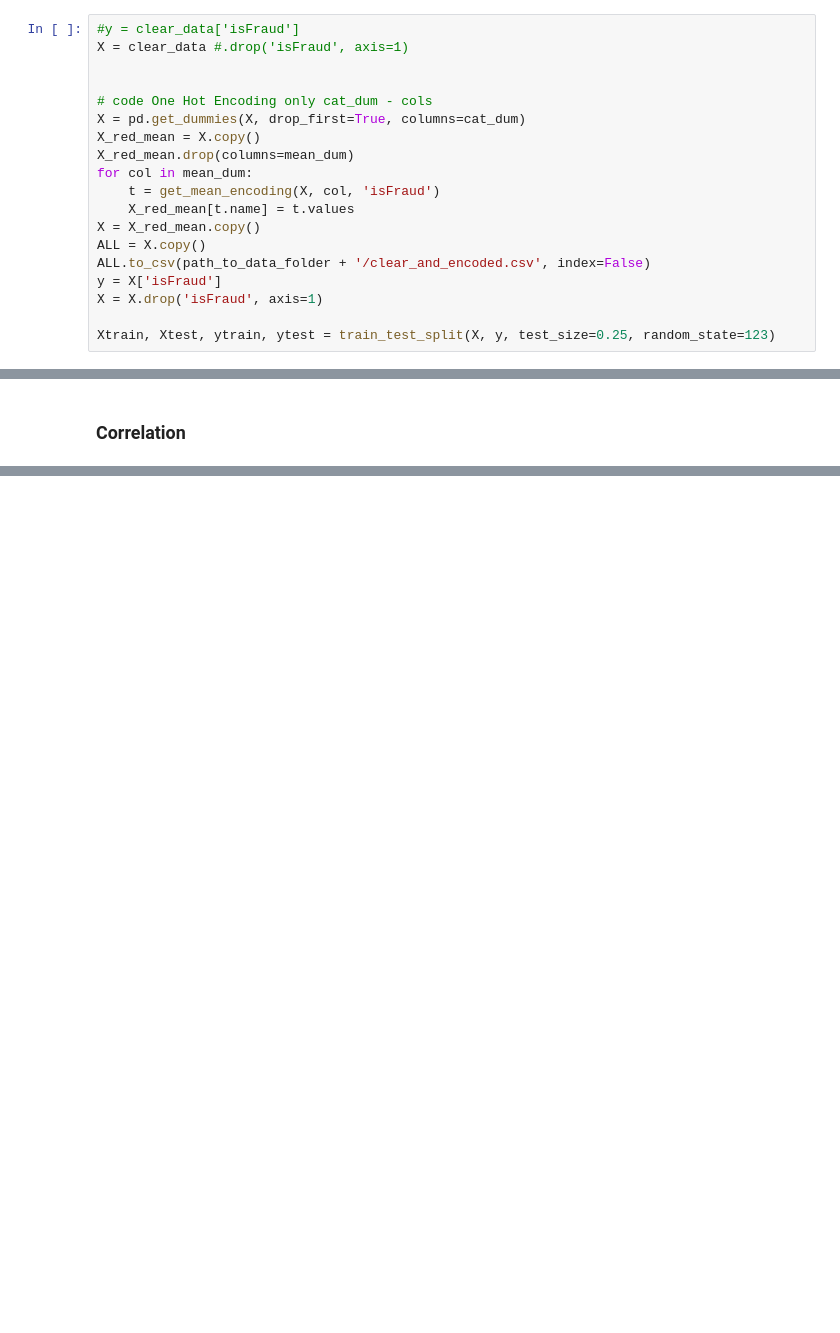
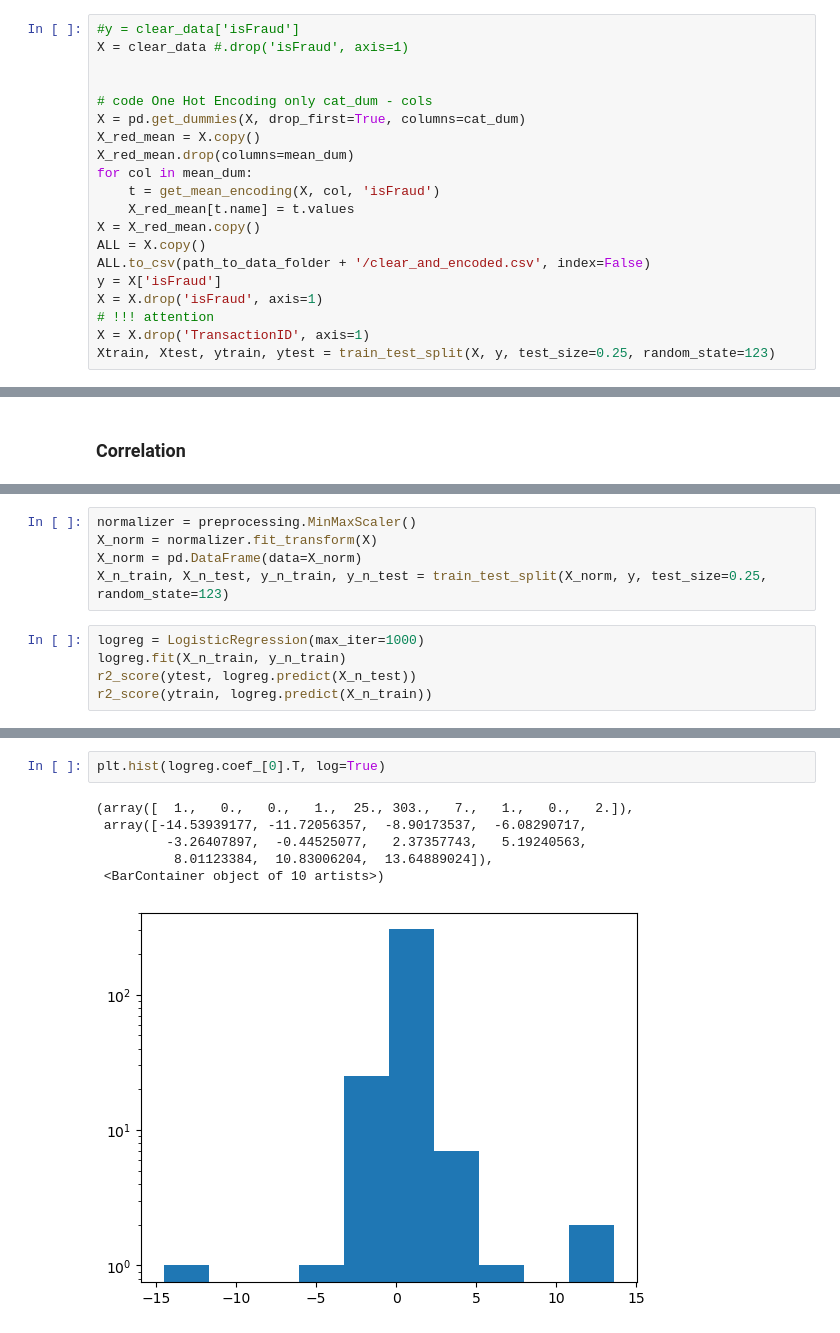
Before and after one commit to art204/fraud-detection, a Jupyter notebook: pre_data_proc.ipynb, the cells around one changed output, grey strips where cells are left out. Drawn from its saved outputs; the diff is of its cells as text; blank space fills up the shorter version.

```diff
--- a/pre_data_proc.ipynb
+++ b/pre_data_proc.ipynb
@@ -75,7 +77,8 @@ ALL = X.copy()
 ALL.to_csv(path_to_data_folder + '/clear_and_encoded.csv', index=False)
 y = X['isFraud']
 X = X.drop('isFraud', axis=1)
-
+# !!! attention
+X = X.drop('TransactionID', axis=1)
 Xtrain, Xtest, ytrain, ytest = train_test_split(X, y, test_size=0.25, random_state=123)
 # %% [markdown]
 ### Обучение модели и оценка качества
@@ -138,0 +149,10 @@ X.corr()
+# %%
+normalizer = preprocessing.MinMaxScaler()
+X_norm = normalizer.fit_transform(X)
+X_norm = pd.DataFrame(data=X_norm)
+X_n_train, X_n_test, y_n_train, y_n_test = train_test_split(X_norm, y, test_size=0.25, random_state=123)
+# %%
+logreg = LogisticRegression(max_iter=1000)
+logreg.fit(X_n_train, y_n_train)
+r2_score(ytest, logreg.predict(X_n_test))
+r2_score(ytrain, logreg.predict(X_n_train))
@@ -138,0 +199,9 @@ X.corr()
+# %%
+plt.hist(logreg.coef_[0].T, log=True)
+# %% [output]
+(array([  1.,   0.,   0.,   1.,  25., 303.,   7.,   1.,   0.,   2.]),
+ array([-14.53939177, -11.72056357,  -8.90173537,  -6.08290717,
+         -3.26407897,  -0.44525077,   2.37357743,   5.19240563,
+          8.01123384,  10.83006204,  13.64889024]),
+ <BarContainer object of 10 artists>)
+[figure, added]
```
Also changed, not shown: parts of 19 cells of this notebook, 1 other file.
